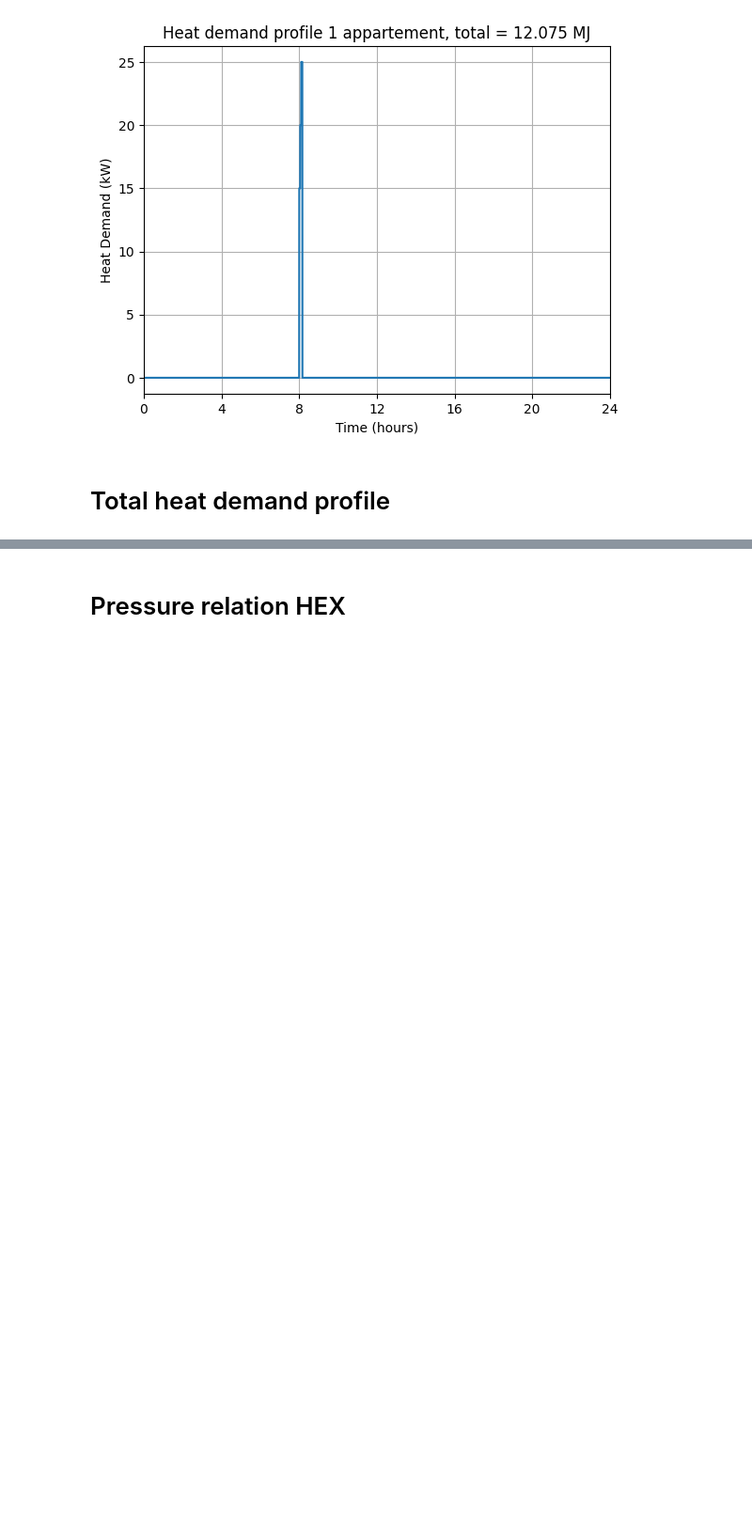
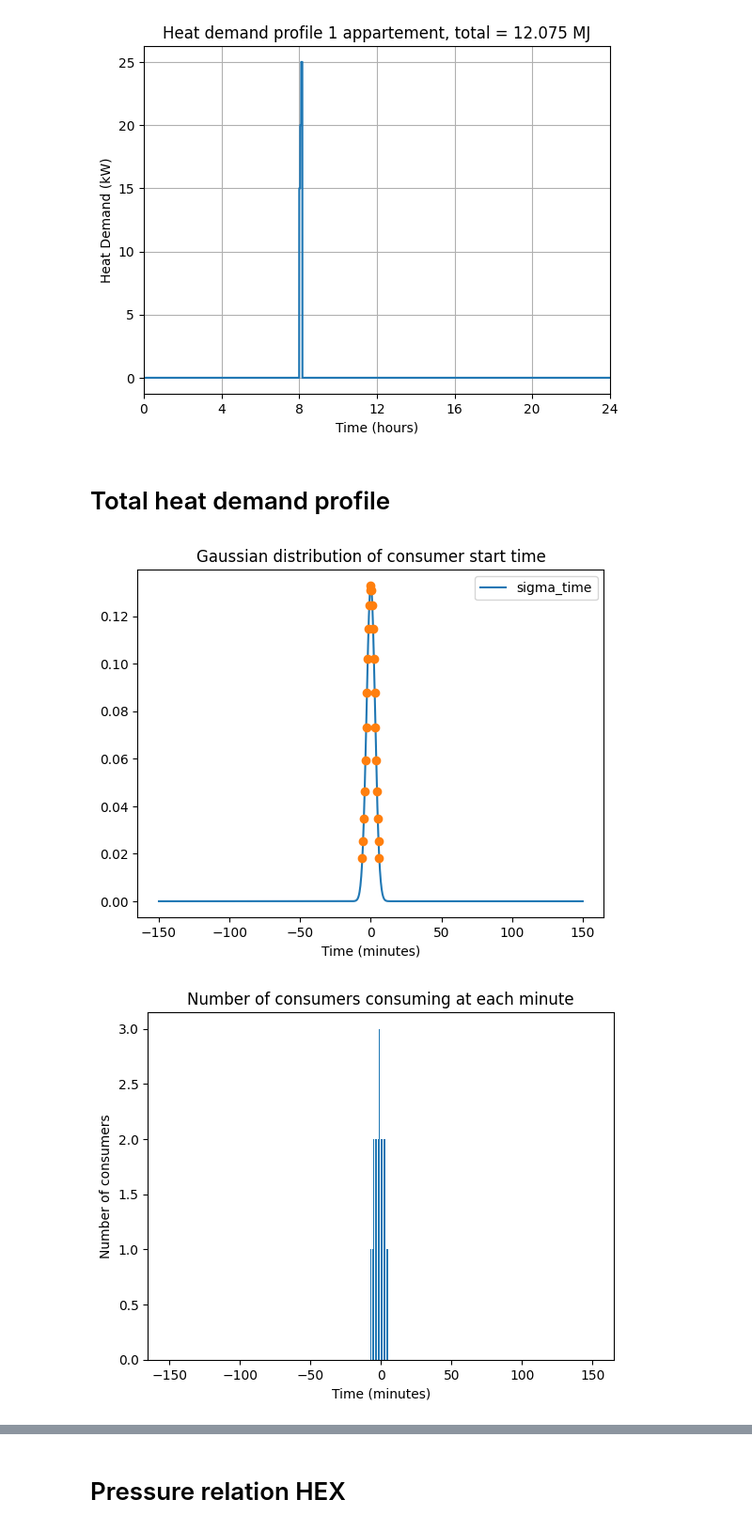
Before and after one commit to Pietervb2/thesis, a Jupyter notebook: obtain_realistic parameters.ipynb, the cells around one changed output, grey strips where cells are left out. Shown at 94% size. Cells and saved outputs as stored; diff of their text form; code cells hidden in the pictures; blank space fills up the shorter version.

Commit message:
Profiles ready

```diff
--- a/obtain_realistic parameters.ipynb
+++ b/obtain_realistic parameters.ipynb
@@ -162,3 +162,72 @@ plt.show()
 [figure]
 # %% [markdown]
 # Total heat demand profile
+# %%
+def gaussian(x, mu, sigma):
+    return (1/(sigma * np.sqrt(2 * np.pi))) * np.exp(-0.5 * ((x - mu) / sigma) ** 2)
+
+# Consumer distrubtion, only x-axis matters.
+sigma_time = 1/20 # h
+mu = 0
+consumers = np.linspace(-2*sigma_time, 2*sigma_time, 23)
+consumers_measure = gaussian(consumers, mu, sigma_time)
+
+# Look at every minute how many consumers are consuming
+total_time = 4 #h
+seconds = np.linspace(-total_time//2,total_time//2,total_time*3600+1) # scale with -50 to 50 minutes
+consumer_min = np.zeros_like(seconds)
+
+for consumer in consumers:
+    idx = int(consumer) + len(seconds)//2 - 1
+    consumer_min[idx] += 1
+
+# To look at the actual distribution
+min_time = np.linspace(-total_min//2,total_min//2,1000)
+gaus_plot = gaussian(min_time, mu, sigma_time)
+
+Q_d_tot = np.zeros_like(minutes)
+
+for start_time,number in enumerate(consumer_min):
+
+    start_time = start_time - total_min//2
+
+    t1_start, t1_end = start_time, (start_time + 5)
+    t2_start, t2_end = t1_end, (t1_end + 3)
+    t3_start, t3_end = t2_end, (t2_end + 3)
+
+    # Heat demand height
+    h1,h2,h3 = 15e3, 20e3, 25e3
+
+    Q_d = np.zeros_like(minutes)
+
+    # Drie blockgolven naast elkaar
+    Q_d[(minutes >= t1_start) & (minutes < t1_end)] = h1*number
+    Q_d[(minutes >= t2_start) & (minutes < t2_end)] = h2*number
+    Q_d[(minutes >= t3_start) & (minutes < t3_end)] = h3*number
+
+    Q_d_tot += Q_d
+
+# plt.figure()
+# plt.plot(minutes, Q_d_tot)
+# plt.title(f'Total heat demand profile, std = {sigma_time} minutes')
+# plt.xlabel('Time (minutes)')
+# plt.ylabel('Heat Demand (W)')
+# plt.show()
+
+plt.figure()
+plt.plot(min_time, gaus_plot , label = 'sigma_time')
+plt.plot(consumers, consumers_measure, marker='o', linestyle='None')
+plt.title('Gaussian distribution of consumer start time')
+plt.xlabel('Time (minutes)')
+plt.legend()
+plt.show()
+
+plt.figure()
+plt.bar(minutes,consumer_min)
+plt.title('Number of consumers consuming at each minute')
+plt.xlabel('Time (minutes)')
+plt.ylabel('Number of consumers')
+plt.show()
+# %% [output]
+[figure, added]
+[figure, added]
```
Also changed, not shown: parts of 1 cell of this notebook, 4 other files.
